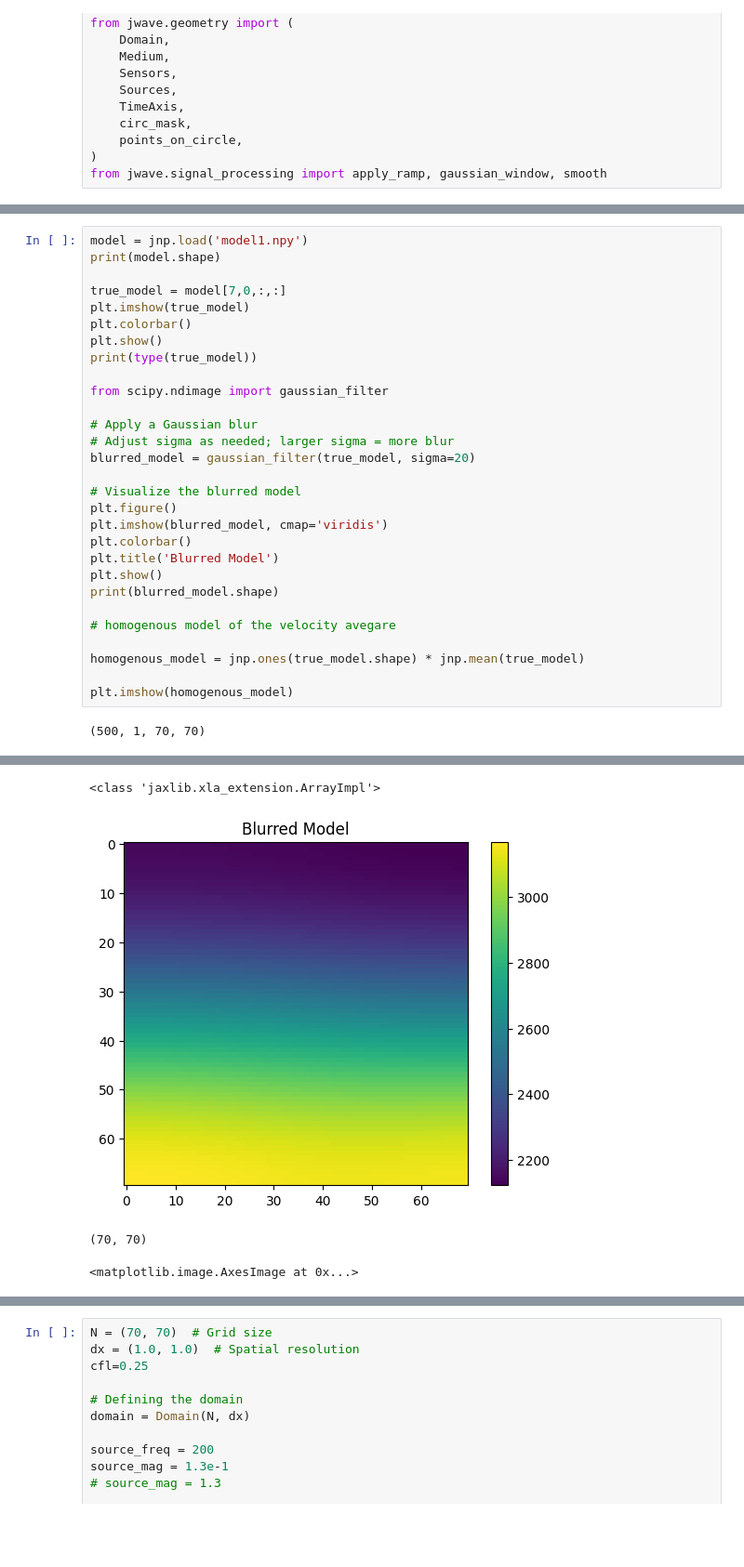
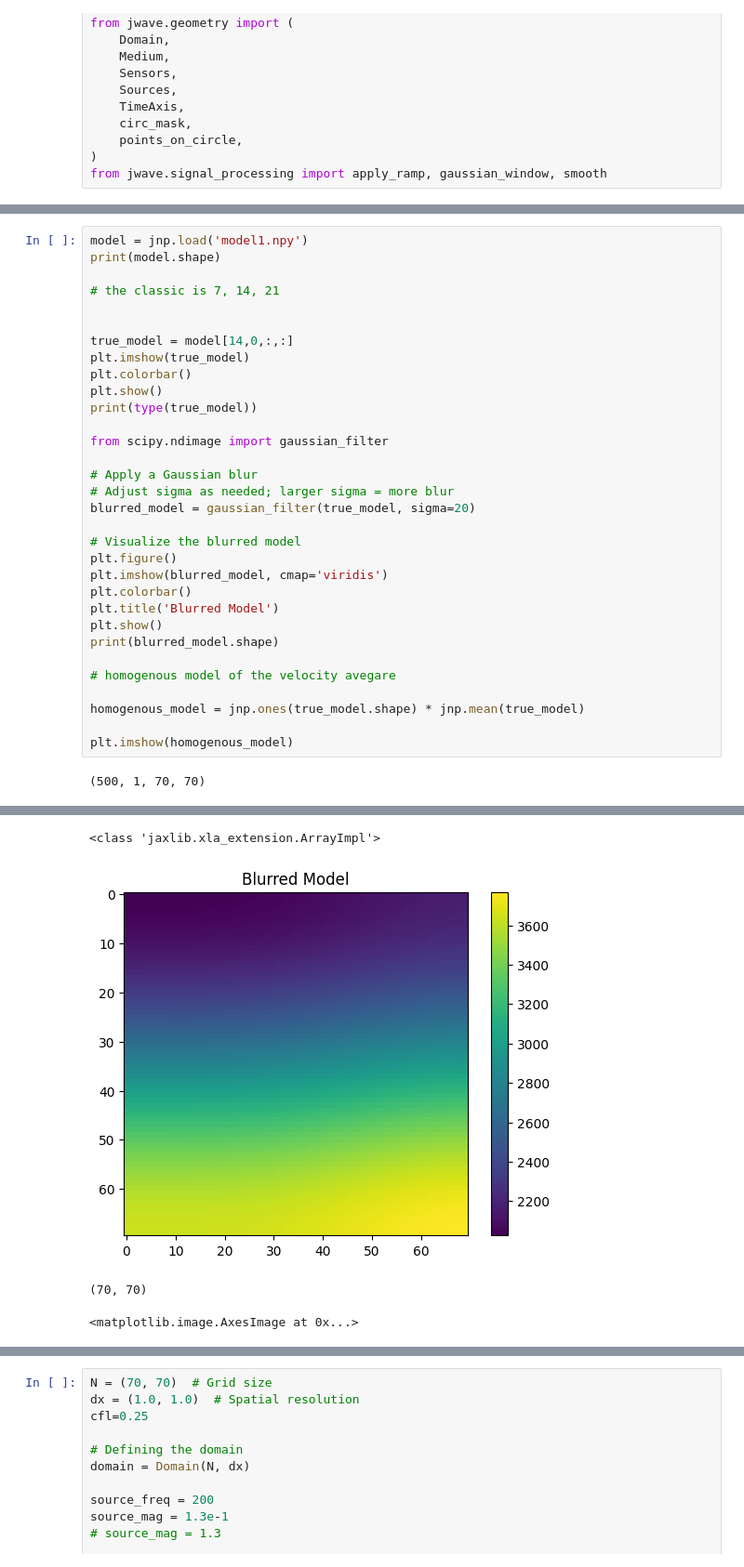
Before and after one commit to armercier/Hybrid-OED, a Jupyter notebook: src/scripts/inversion.ipynb, the cells around one changed output, grey strips where cells are left out. Shown at 93% size. Drawn from its saved outputs; the diff is of its cells as text; blank space fills up the shorter version.

```diff
--- a/src/scripts/inversion.ipynb
+++ b/src/scripts/inversion.ipynb
@@ -44,7 +48,10 @@ from jwave.signal_processing import apply_ramp, gaussian_window, smooth
 model = jnp.load('model1.npy')
 print(model.shape)
 
-true_model = model[7,0,:,:]
+# the classic is 7, 14, 21
+
+
+true_model = model[14,0,:,:]
 plt.imshow(true_model)
 plt.colorbar()
 plt.show()
@@ -75,5 +82,5 @@ plt.imshow(homogenous_model)
 <class 'jaxlib.xla_extension.ArrayImpl'>
-[figure, old version]
+[figure, new version]
 (70, 70)
 <matplotlib.image.AxesImage at 0x...>
 [figure]
```
Also changed, not shown: parts of 4 cells of this notebook, 2 other files.
